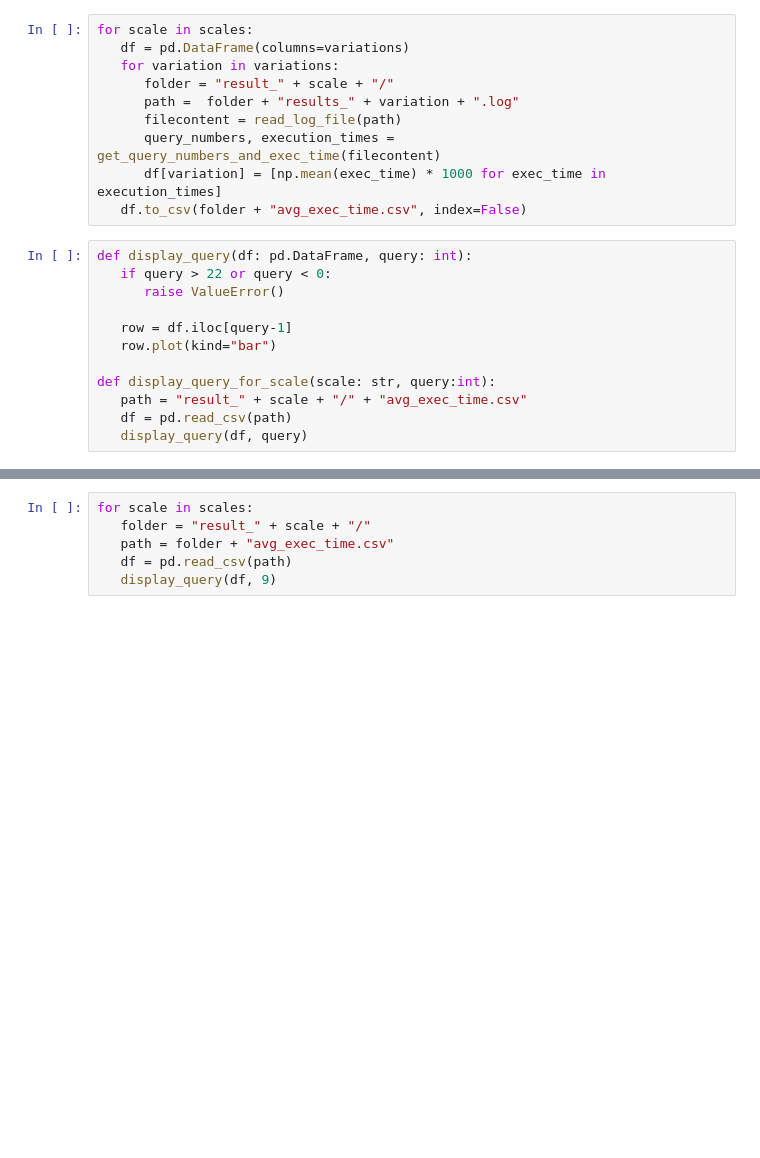
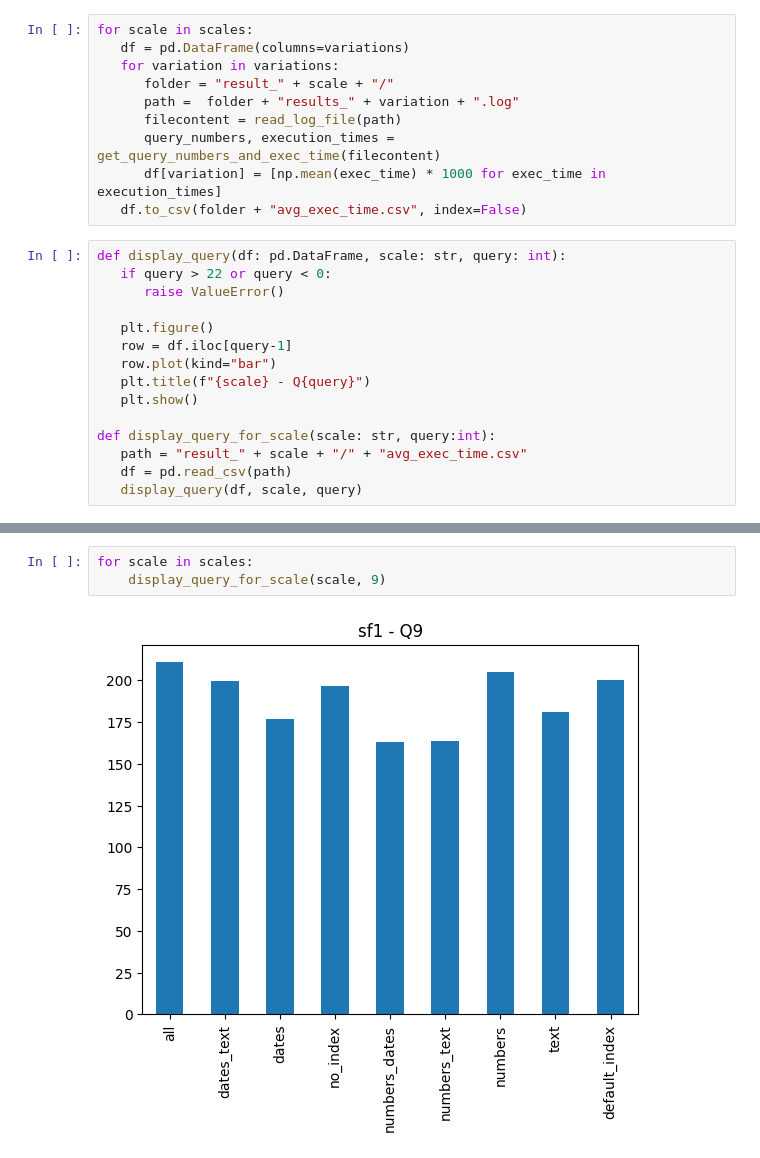
Before and after one commit to xXPinkmagicXx/csp_db, a Jupyter notebook: execution_time.ipynb, the cells around one changed output, grey strips where cells are left out. Saved outputs shown, nothing was run; the diff lists cells and outputs as text; blank space fills up the shorter version.

```diff
--- a/execution_time.ipynb
+++ b/execution_time.ipynb
@@ -59,17 +61,20 @@ for scale in scales:
       df[variation] = [np.mean(exec_time) * 1000 for exec_time in execution_times]
    df.to_csv(folder + "avg_exec_time.csv", index=False)
 # %%
-def display_query(df: pd.DataFrame, query: int):
+def display_query(df: pd.DataFrame, scale: str, query: int):
    if query > 22 or query < 0:
       raise ValueError()
 
+   plt.figure()
    row = df.iloc[query-1]
    row.plot(kind="bar")
+   plt.title(f"{scale} - Q{query}")
+   plt.show()
 
 def display_query_for_scale(scale: str, query:int):
    path = "result_" + scale + "/" + "avg_exec_time.csv"
    df = pd.read_csv(path)
-   display_query(df, query)
+   display_query(df, scale, query)
 # %%
 def display_4_queries(scale: str, four_quries:list[int]):
    path = f"result_{scale}/avg_exec_time.csv"
@@ -127,6 +154,5 @@ display_all_queries_for_scale("sf1")
 # %%
 for scale in scales:
-   folder = "result_" + scale + "/"
-   path = folder + "avg_exec_time.csv"
-   df = pd.read_csv(path)
-   display_query(df, 9)
+    display_query_for_scale(scale, 9)
+# %% [output]
+[figure, added]
```
Also changed, not shown: parts of 6 cells of this notebook.
